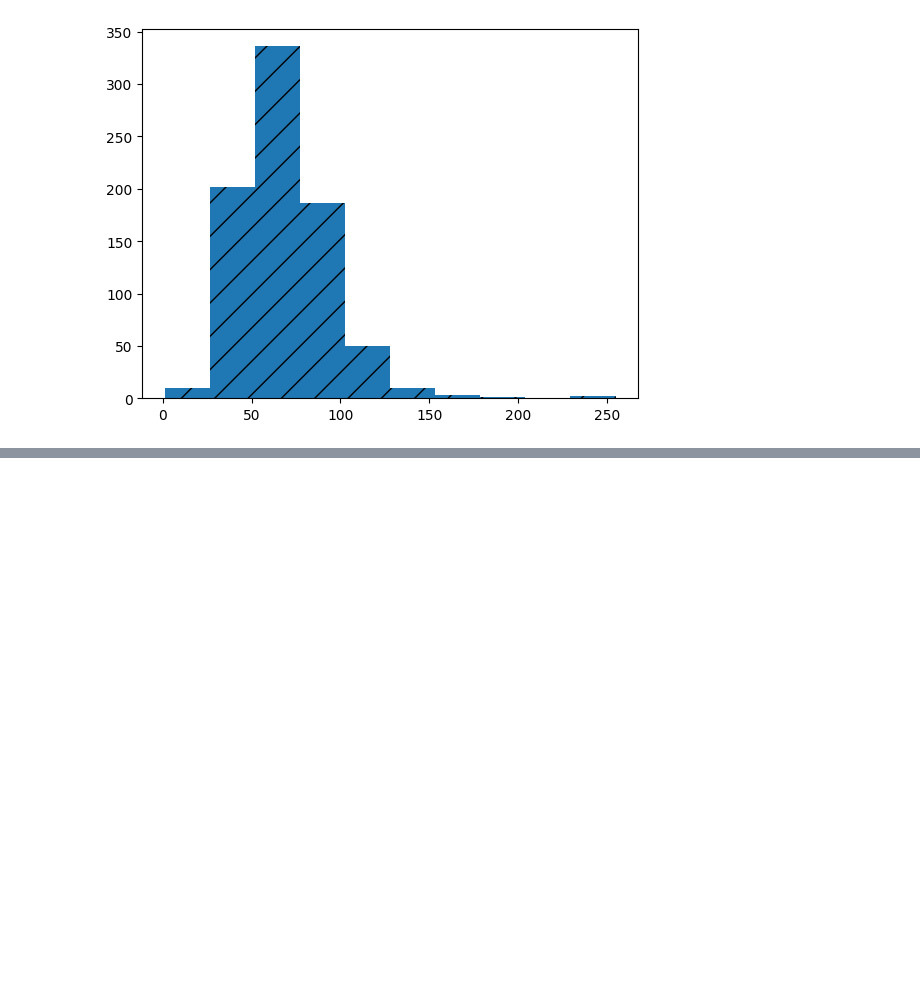
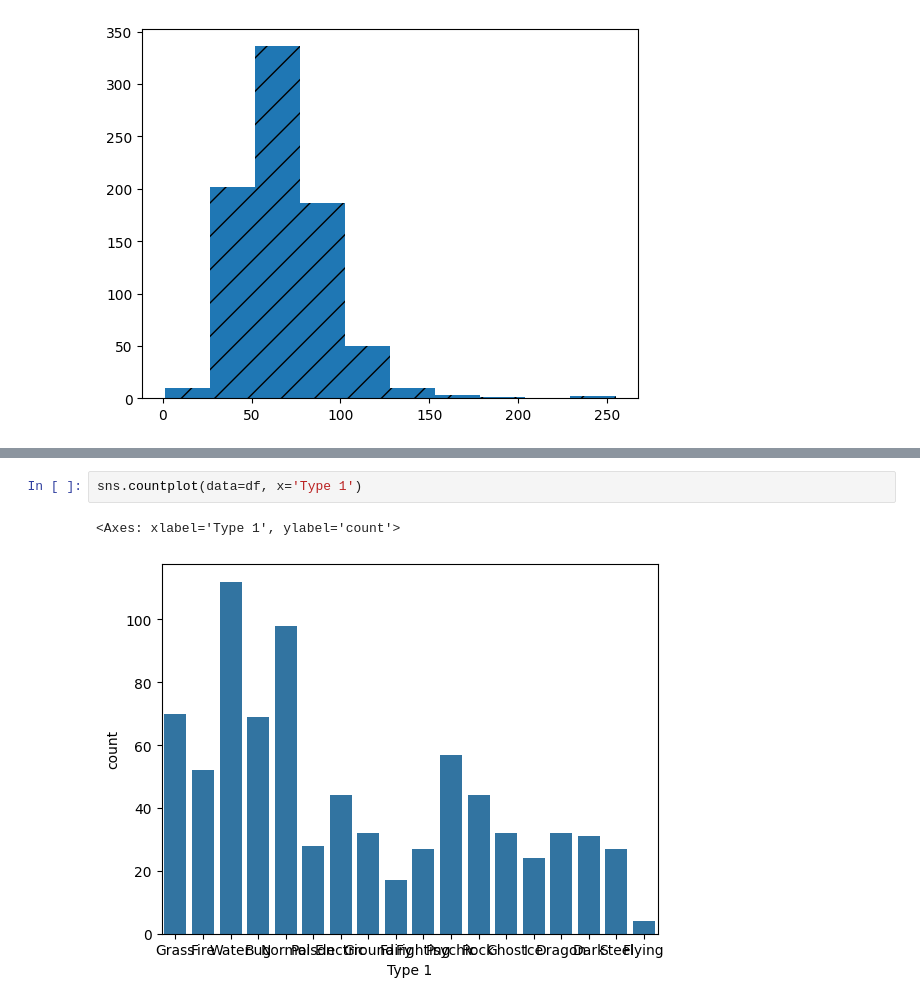
Before and after one commit to 123anshika456/DA-python, a Jupyter notebook: pokemon.ipynb, the cells around one changed output, grey strips where cells are left out. Saved outputs shown, nothing was run; the diff lists cells and outputs as text; blank space fills up the shorter version.

```diff
--- a/pokemon.ipynb
+++ b/pokemon.ipynb
@@ -25,0 +57,5 @@ plt.show()
+# %%
+sns.countplot(data=df, x='Type 1')
+# %% [output]
+<Axes: xlabel='Type 1', ylabel='count'>
+[figure, added]
```
Also changed, not shown: parts of 9 cells of this notebook, 2 other files.
